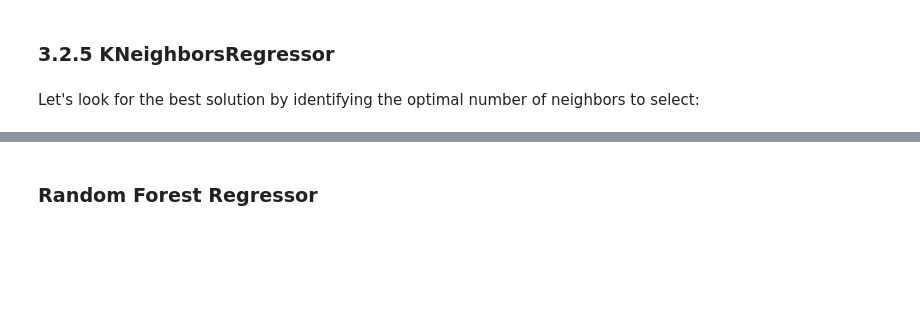
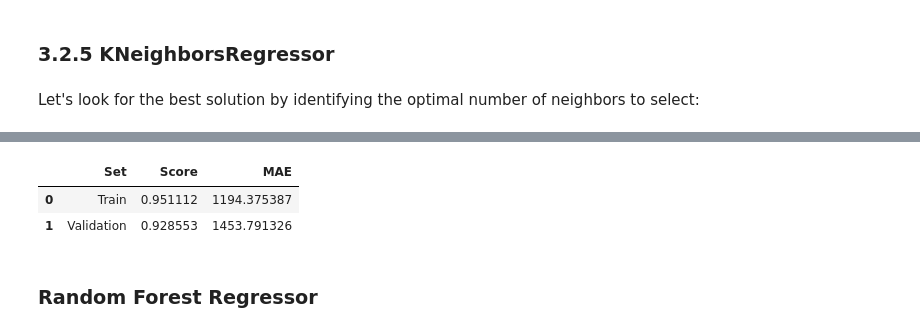
Before and after one commit to TheFriendlyTwin/Group14-Cars4You-Project, a Jupyter notebook: Project_Group14_KNN_FINAL.ipynb, the cells around one changed output, grey strips where cells are left out. Saved outputs shown, nothing was run; the diff lists cells and outputs as text; code cells hidden in the pictures; blank space fills up the shorter version.

```diff
--- a/Project_Group14_KNN_FINAL.ipynb
+++ b/Project_Group14_KNN_FINAL.ipynb
@@ -2602,21 +2748,25 @@ We'll go with k = 6 as both sets seem to be closer to each other in this point b
 # %%
-#KNR_model = KNeighborsRegressor(n_neighbors = 6, p=1).fit(ohc_X_train, y_train)
+KNR_model = KNeighborsRegressor(n_neighbors = 6, p=1).fit(ohc_X_train, y_train)
 
-#pred_train_knr = KNR_model.predict(ohc_X_train)
-#pred_val_knr = KNR_model.predict(ohc_X_val)
+pred_train_knr = KNR_model.predict(ohc_X_train)
+pred_val_knr = KNR_model.predict(ohc_X_val)
 
-#knr_score_train = KNR_model.score(ohc_X_train, y_train)
-#knr_score_val = KNR_model.score(ohc_X_val, y_validation)
+knr_score_train = KNR_model.score(ohc_X_train, y_train)
+knr_score_val = KNR_model.score(ohc_X_val, y_validation)
 
-#knr_error_train = mean_absolute_error(y_train, pred_train_knr)
-#knr_error_val = mean_absolute_error(y_validation, pred_val_knr)
+knr_error_train = mean_absolute_error(y_train, pred_train_knr)
+knr_error_val = mean_absolute_error(y_validation, pred_val_knr)
 
 # Dataframe to display these values
-#pd.DataFrame({
-    #'Set' : ['Train', 'Validation'],
-    #'Score' : [knr_score_train, knr_score_val],
-    #'MAE' : [knr_error_train, knr_error_val]
-#})
+pd.DataFrame({
+    'Set' : ['Train', 'Validation'],
+    'Score' : [knr_score_train, knr_score_val],
+    'MAE' : [knr_error_train, knr_error_val]
+})
+# %% [output]
+|  | Set | Score | MAE |
+| 0 | Train | 0.951112 | 1194.375387 |
+| 1 | Validation | 0.928553 | 1453.791326 |
 # %% [markdown]
 ### Random Forest Regressor
 # %%
```
Also changed, not shown: parts of 56 cells of this notebook, 1 other file.
